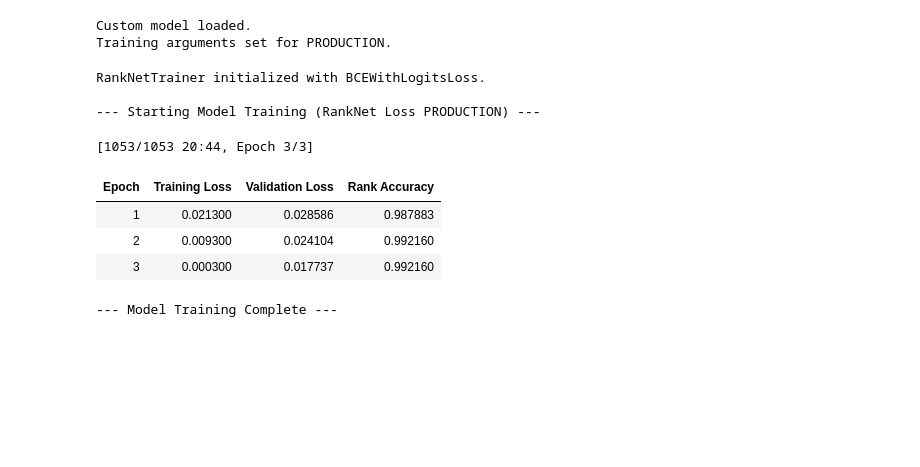
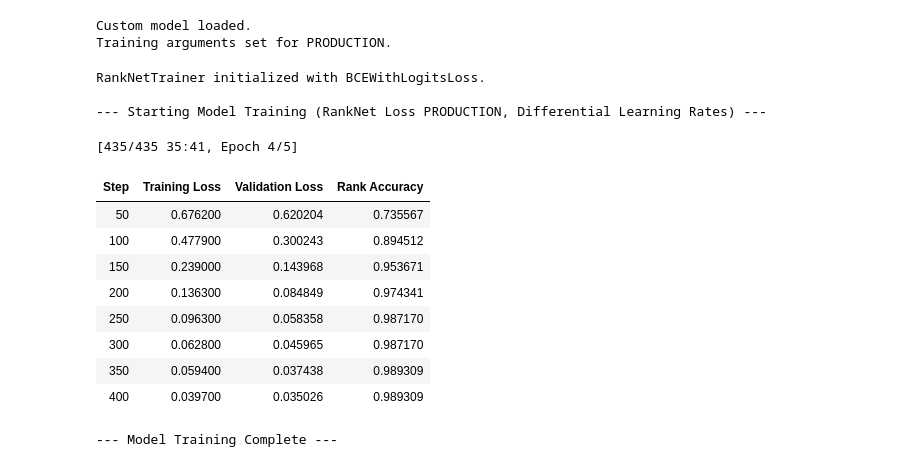
Before and after one commit to ku6kaw/S2ORCRanker, a Jupyter notebook: training/SBERT-R_train_siamese_ranknet.ipynb, the cells around one changed output. Drawn from its saved outputs; the diff is of its cells as text; code cells hidden in the pictures; blank space fills up the shorter version.

Commit message:
trained sbert r v3

```diff
--- a/training/SBERT-R_train_siamese_ranknet.ipynb
+++ b/training/SBERT-R_train_siamese_ranknet.ipynb
@@ -238,16 +240,20 @@ def compute_metrics_ranknet(eval_pred):
 training_args = TrainingArguments(
     output_dir=OUTPUT_MODEL_DIR,
     learning_rate=LEARNING_RATE,
-    per_device_train_batch_size=BATCH_SIZE, # 64
-    per_device_eval_batch_size=BATCH_SIZE, # 64
-    num_train_epochs=EPOCHS,               # 3
+    per_device_train_batch_size=BATCH_SIZE, # 32
+    per_device_eval_batch_size=BATCH_SIZE, # 32
+    num_train_epochs=EPOCHS,               # 5
     weight_decay=0.01,
-    evaluation_strategy="epoch", # エポックごとに評価
-    save_strategy="epoch",       # エポックごとに保存
+    evaluation_strategy="steps",
+    eval_steps=50,
+    save_strategy="steps",
+    save_steps=250,
     load_best_model_at_end=True, # 最高のモデルを最後にロード
     logging_strategy="steps",
-    logging_steps=100,           # 100ステップごとにログ表示
+    logging_steps=50,           # 50ステップごとにログ表示
     warmup_ratio=0.1,            # 10%ウォームアップ
+    gradient_accumulation_steps=GRAD_ACCUM_STEPS,
+    max_grad_norm=MAX_GRAD_NORM,
 )
 print("Training arguments set for PRODUCTION.")
 # %% [output]
@@ -258,26 +264,58 @@ Custom model loaded.
 Training arguments set for PRODUCTION.
 # %%
 # --- 8. 訓練の開始 ---
+from torch.optim import AdamW
+
+# --- 学習率の個別設定 ---
+# 1. BERT部分のパラメータ（学習率: 小）
+bert_params = list(model.bert.named_parameters())
+# 2. 分類ヘッド部分のパラメータ（学習率: 大）
+classifier_params = list(model.classifier_head.named_parameters())
+
+# グループ化
+optimizer_grouped_parameters = [
+    {
+        "params": [p for n, p in bert_params],
+        "lr": LEARNING_RATE, # 元の設定 (2e-5)
+    },
+    {
+        "params": [p for n, p in classifier_params],
+        "lr": 2e-5,
+    },
+]
+
+# カスタムオプティマイザの作成
+optimizer = AdamW(optimizer_grouped_parameters)
+
+# Trainerの初期化 (optimizers引数を使用)
 trainer = RankNetTrainer(
     model=model,
     args=training_args,
     train_dataset=tokenized_datasets["train"],
     eval_dataset=tokenized_datasets["validation"],
     tokenizer=tokenizer,
-    compute_metrics=compute_metrics_ranknet
+    compute_metrics=compute_metrics_ranknet,
+    # ▼▼▼ 修正点: カスタムオプティマイザを渡す ▼▼▼
+    # (スケジューラはNoneにしておくと、Trainerがデフォルトのものを作成してくれます)
+    optimizers=(optimizer, None)
 )
 
-print("\n--- Starting Model Training (RankNet Loss PRODUCTION) ---")
+print("\n--- Starting Model Training (RankNet Loss PRODUCTION, Differential Learning Rates) ---")
 trainer.train()
 print("--- Model Training Complete ---")
 # %% [output]
 RankNetTrainer initialized with BCEWithLogitsLoss.
 
---- Starting Model Training (RankNet Loss PRODUCTION) ---
+--- Starting Model Training (RankNet Loss PRODUCTION, Differential Learning Rates) ---
-[1053/1053 20:44, Epoch 3/3]
+[435/435 35:41, Epoch 4/5]
-| Epoch | Training Loss | Validation Loss | Rank Accuracy |
-| 1 | 0.021300 | 0.028586 | 0.987883 |
-| 2 | 0.009300 | 0.024104 | 0.992160 |
-| 3 | 0.000300 | 0.017737 | 0.992160 |
+| Step | Training Loss | Validation Loss | Rank Accuracy |
+| 50 | 0.676200 | 0.620204 | 0.735567 |
+| 100 | 0.477900 | 0.300243 | 0.894512 |
+| 150 | 0.239000 | 0.143968 | 0.953671 |
+| 200 | 0.136300 | 0.084849 | 0.974341 |
+| 250 | 0.096300 | 0.058358 | 0.987170 |
+| 300 | 0.062800 | 0.045965 | 0.987170 |
+| 350 | 0.059400 | 0.037438 | 0.989309 |
+| 400 | 0.039700 | 0.035026 | 0.989309 |
 --- Model Training Complete ---
 # %%
```
Also changed, not shown: parts of 4 cells of this notebook, 1 other file.
